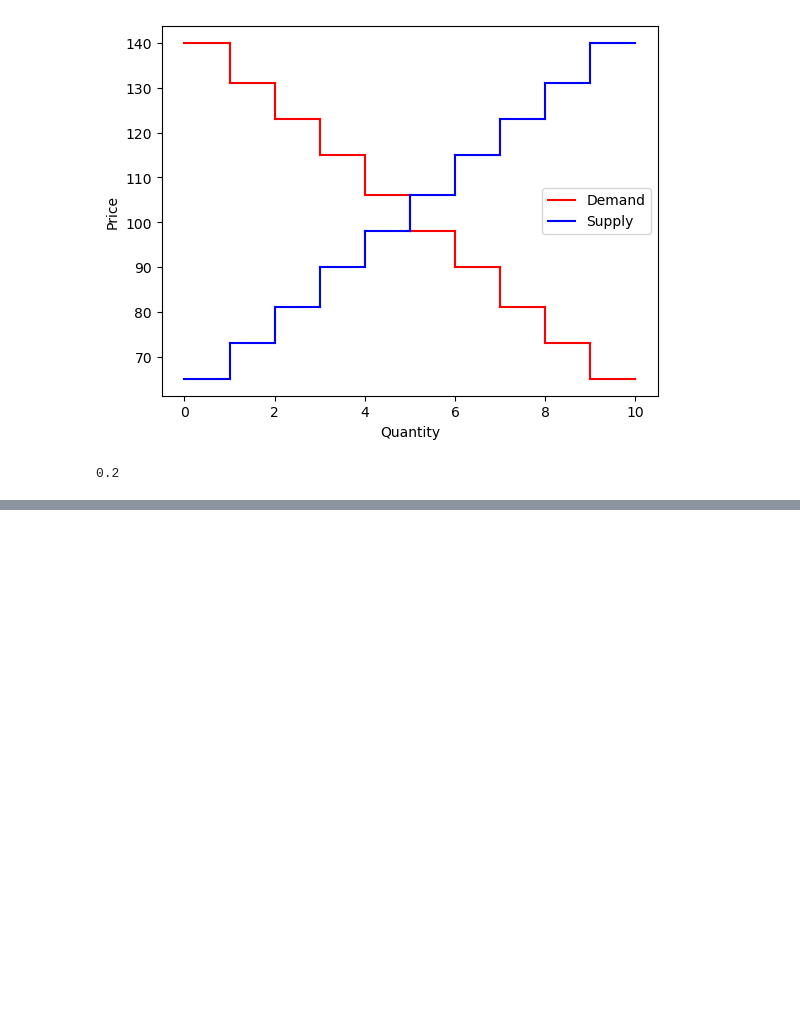
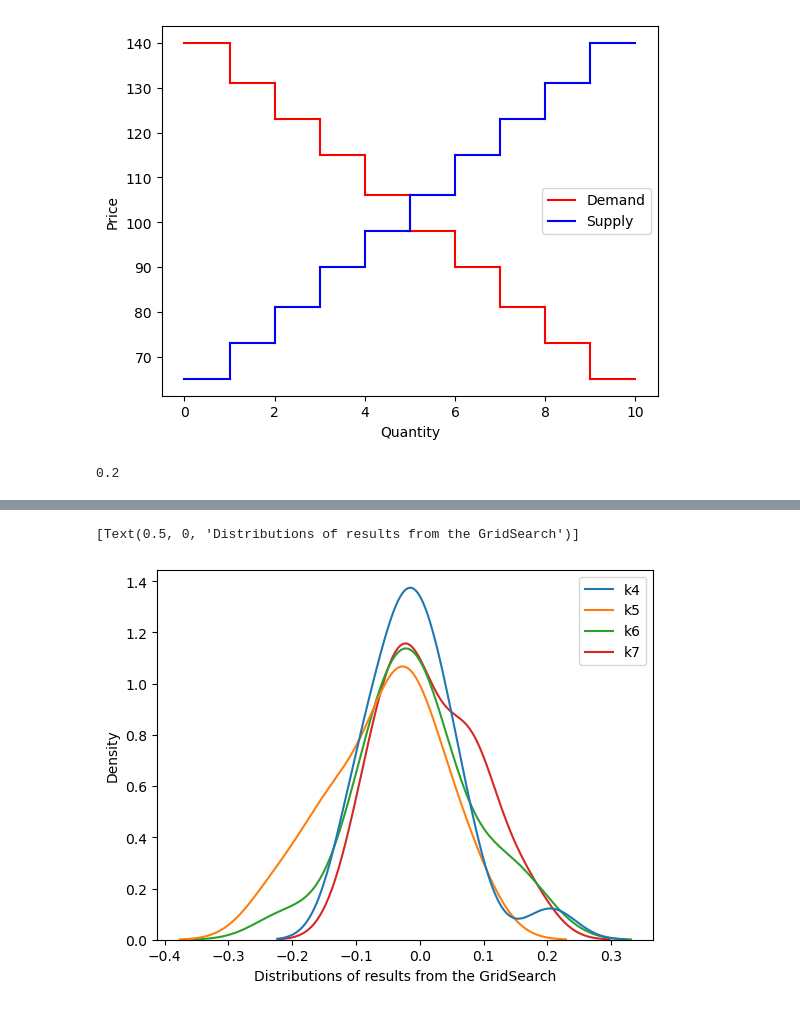
Before and after one commit to armandcismaru/BSE-Trading-PRDE, a Jupyter notebook: IEFT-experiments.ipynb, the cells around one changed output, grey strips where cells are left out. Saved outputs shown, nothing was run; the diff lists cells and outputs as text; code cells hidden in the pictures; blank space fills up the shorter version.

```diff
--- a/IEFT-experiments.ipynb
+++ b/IEFT-experiments.ipynb
@@ -323,0 +421,6 @@ print(df.std())
+# %%
+fig_A = sns.kdeplot(data=exp_df)
+fig_A.set(xlabel='Distributions of results from the GridSearch')
+# %% [output]
+[Text(0.5, 0, 'Distributions of results from the GridSearch')]
+[figure, added]
```
Also changed, not shown: parts of 15 cells of this notebook, 15 other files.
